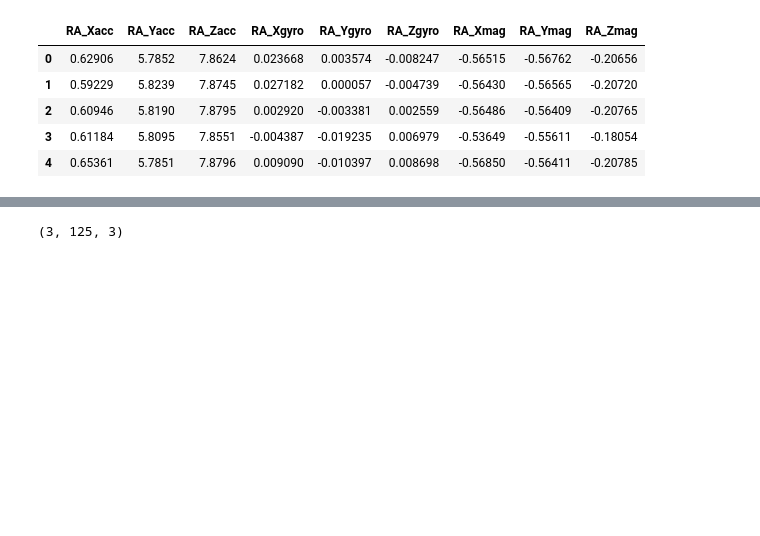
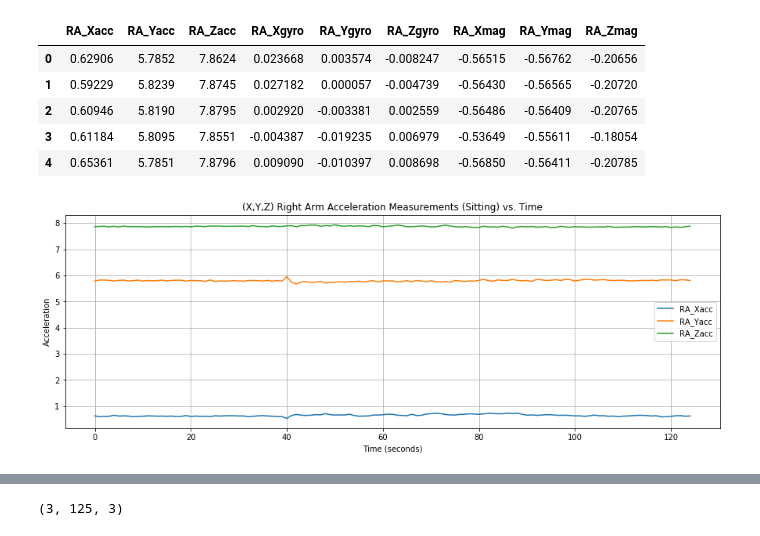
Before and after one commit to DataBeast03/DataBeast, a Jupyter notebook: MachineLearning/CNN_Activity_Classification/CNN_Activity_Classification.ipynb, the cells around one changed output, grey strips where cells are left out. Drawn from its saved outputs; the diff is of its cells as text; code cells hidden in the pictures; blank space fills up the shorter version.

Commit message:
rewrote CNN notebook

```diff
--- a/MachineLearning/CNN_Activity_Classification/CNN_Activity_Classification.ipynb
+++ b/MachineLearning/CNN_Activity_Classification/CNN_Activity_Classification.ipynb
@@ -110,7 +141,7 @@ activity_files = get_activity_files_names()
 segment_files =  get_segment_files_names()
 person_files = ["p{}".format(num) for num in np.arange(1,9,1)]
 # %%
-data_home = "/Users/Alexander/IPython_Notebooks/CNN_Activity_Classification/data/"
+data_home = "/Users/Alexander/DataBeast/MachineLearning/CNN_Activity_Classification/data/"
 feat_names = generate_feature_names()
 right_arm = feat_names[9:18]
 # %%
@@ -158,3 +194,15 @@ player_data[1][1].head()
 | 2 | 0.60946 | 5.8190 | 7.8795 | 0.002920 | -0.003381 | 0.002559 | -0.56486 | -0.56409 | -0.20765 |
 | 3 | 0.61184 | 5.8095 | 7.8551 | -0.004387 | -0.019235 | 0.006979 | -0.53649 | -0.55611 | -0.18054 |
 | 4 | 0.65361 | 5.7851 | 7.8796 | 0.009090 | -0.010397 | 0.008698 | -0.56850 | -0.56411 | -0.20785 |
+# %%
+ax = \
+player_data[1][1][["RA_Xacc", "RA_Yacc", "RA_Zacc"]].plot(\
+    title = "(X,Y,Z) Right Arm Acceleration Measurements (Sitting) vs. Time",
+    figsize=(15,5));
+
+ax.set_xlabel("Time (seconds)")
+ax.set_ylabel("Acceleration");
+plt.grid()
+plt.savefig("./images/RA_Sitting_ACC.png")
+# %% [output]
+[figure, added]
```
Also changed, not shown: parts of 27 cells of this notebook, 5 other files.
